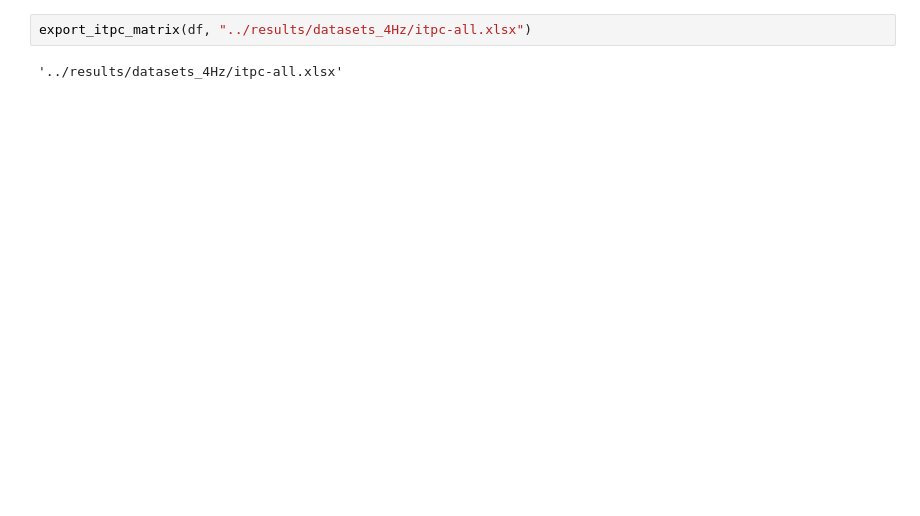
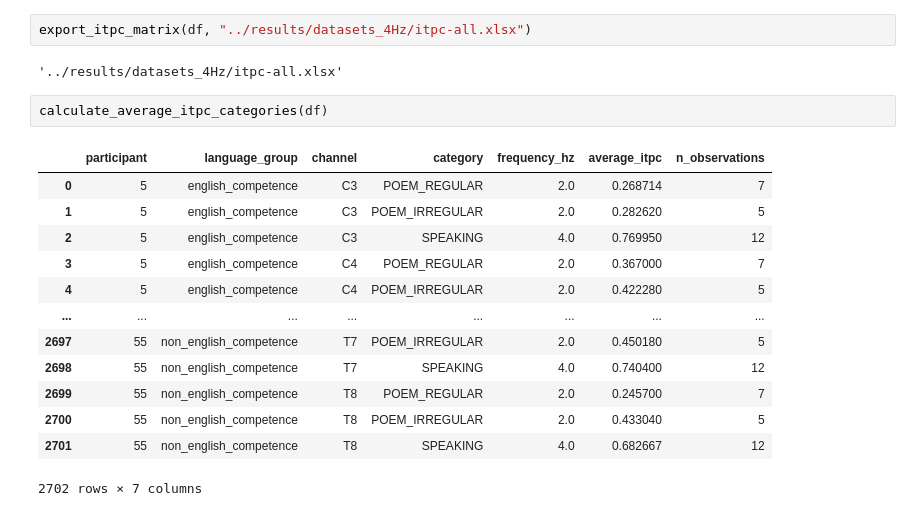
Before and after one commit to BuiHoangTu/adapt.eeg-neural-entrainment, a Jupyter notebook: notebooks/6.visualize_result.ipynb, the cells around one changed output. Saved outputs shown, nothing was run; the diff lists cells and outputs as text; blank space fills up the shorter version.

```diff
--- a/notebooks/6.visualize_result.ipynb
+++ b/notebooks/6.visualize_result.ipynb
@@ -352,3 +531,19 @@ def export_itpc_matrix(
 export_itpc_matrix(df, "../results/datasets_4Hz/itpc-all.xlsx")
 # %% [output]
 '../results/datasets_4Hz/itpc-all.xlsx'
+# %%
+calculate_average_itpc_categories(df)
+# %% [output]
+|  | participant | language_group | channel | category | frequency_hz | average_itpc | n_observations |
+| 0 | 5 | english_competence | C3 | POEM_REGULAR | 2.0 | 0.268714 | 7 |
+| 1 | 5 | english_competence | C3 | POEM_IRREGULAR | 2.0 | 0.282620 | 5 |
+| 2 | 5 | english_competence | C3 | SPEAKING | 4.0 | 0.769950 | 12 |
+| 3 | 5 | english_competence | C4 | POEM_REGULAR | 2.0 | 0.367000 | 7 |
+| 4 | 5 | english_competence | C4 | POEM_IRREGULAR | 2.0 | 0.422280 | 5 |
+| ... | ... | ... | ... | ... | ... | ... | ... |
+| 2697 | 55 | non_english_competence | T7 | POEM_IRREGULAR | 2.0 | 0.450180 | 5 |
+| 2698 | 55 | non_english_competence | T7 | SPEAKING | 4.0 | 0.740400 | 12 |
+| 2699 | 55 | non_english_competence | T8 | POEM_REGULAR | 2.0 | 0.245700 | 7 |
+| 2700 | 55 | non_english_competence | T8 | POEM_IRREGULAR | 2.0 | 0.433040 | 5 |
+| 2701 | 55 | non_english_competence | T8 | SPEAKING | 4.0 | 0.682667 | 12 |
+2702 rows × 7 columns
```
Also changed, not shown: parts of 3 cells of this notebook, 8 other files.
